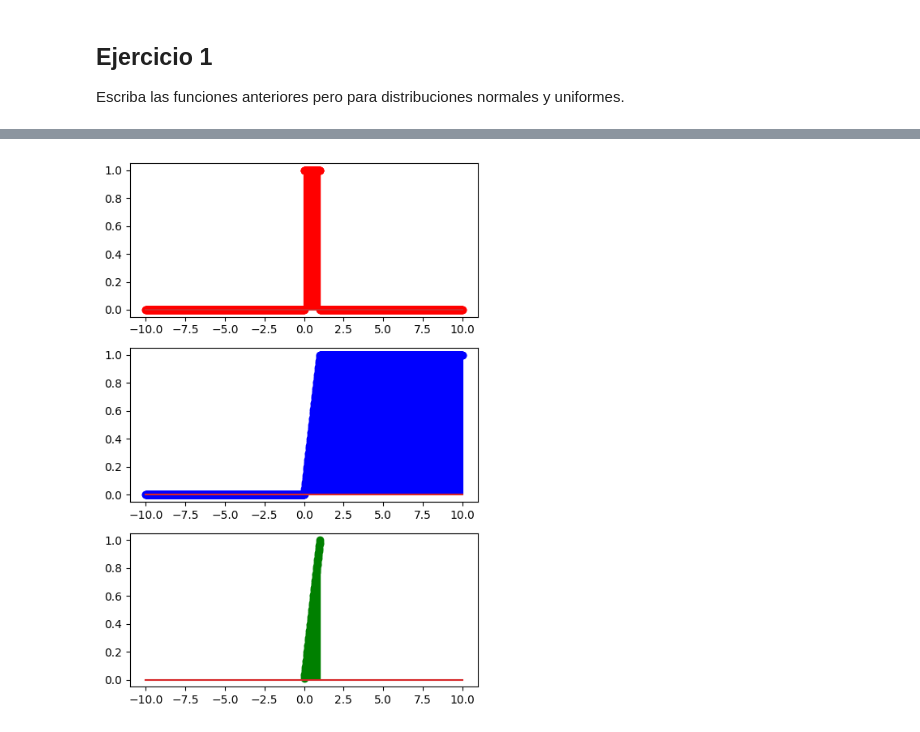
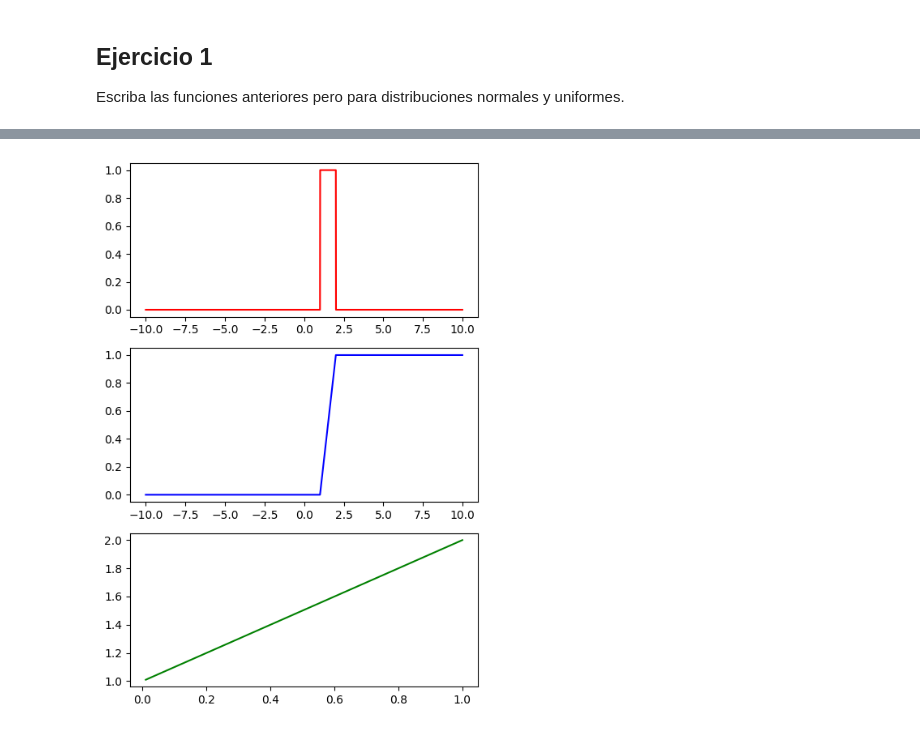
Before and after one commit to 4GeeksAcademy/pablomorena-probability-distribution-exercises-project-with-python, a Jupyter notebook: notebook/problems.es.ipynb, the cells around one changed output, grey strips where cells are left out. Cells and saved outputs as stored; diff of their text form; code cells hidden in the pictures.

```diff
--- a/notebook/problems.es.ipynb
+++ b/notebook/problems.es.ipynb
@@ -156,58 +156,58 @@ from scipy.stats import uniform
 
 # Distribución Uniforme
 
-def duniform(x, media = 0, desv = 1):
+def duniform(x, min = 0, max = 1):
     """
-    Calcula la estimación puntual de la distribución normal.
+    Calcula la estimación puntual de la distribución uniforme.
     """
-    resultado = uniform.pdf(x, loc = media, scale = desv)
+    resultado = uniform.pdf(x, loc = max, scale = (max - min))
 
     return resultado
 
-def puniform(q, media = 0, desv = 1):
+def puniform(q, min = 0, max = 1):
     """
-    Calcula el acumulado de la distribución normal.
+    Calcula el acumulado de la distribución uniforme.
     """
-    resultado = uniform.cdf(x = q, loc = media, scale = desv)
+    resultado = uniform.cdf(x = q, loc = max, scale = (max - min))
 
     return resultado
 
-def quniform(p, media = 0, desv = 1):
+def quniform(p, min = 0, max = 1):
     """
-    Calcula la función cuantil a partir de la distribución normal.
+    Calcula la función cuantil a partir de la distribución uniforme.
     """
-    resultado = uniform.ppf(q = p, loc = media, scale = desv)
+    resultado = uniform.ppf(q = p, loc = max, scale = (max - min))
 
     return resultado
 
-def runiform(n, media = 0, desv = 1):
+def runiform(n, min = 0, max = 1):
     """
-    Genera variables aleatorias a partir de la distribución normal.
+    Genera variables aleatorias a partir de la distribución uniforme.
     """
-    resultado = uniform.rvs(size = n, loc = media, scale = desv)
+    resultado = uniform.rvs(size = n, loc = max, scale = (max - min))
 
     return resultado
 # %%
 np.random.seed(42)
 
-media = 0
-desv = 1
+min = 0
+max = 1
 data = np.arange(-10, 10, 0.01)
 
-pmf = duniform(data, media = media, desv = desv)
-cdf = puniform(data, media = media, desv = desv)
-ppf = quniform(data, media = media, desv = desv)
+pmf = duniform(data, min, max)
+cdf = puniform(data, min, max)
+ppf = quniform(data, min, max)
 
 fig, axis = plt.subplots(3, 1, figsize = (5, 7))
 
-axis[0].stem(data, pmf, "r-")
-axis[1].stem(data, cdf, "b-")
-axis[2].stem(data, ppf, "g-")
+axis[0].plot(data, pmf, "r-")
+axis[1].plot(data, cdf, "b-")
+axis[2].plot(data, ppf, "g-")
 
 # Adjust the layout
 plt.tight_layout()
 
 # Show the plot
 plt.show()
 # %% [output]
-[figure, old version]
+[figure, new version]
```
Also changed, not shown: parts of 1 cell of this notebook.
